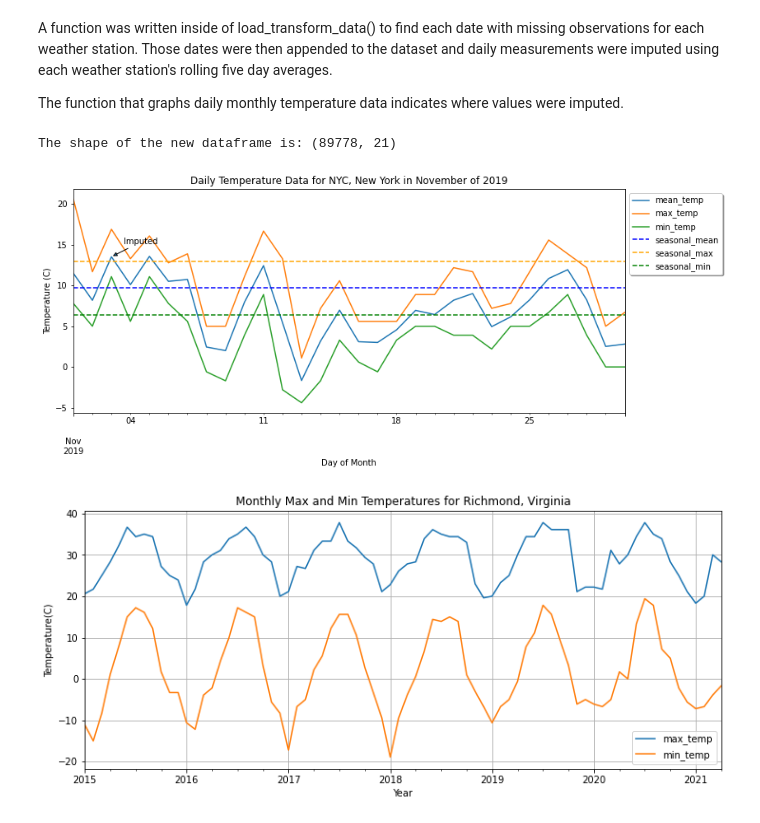
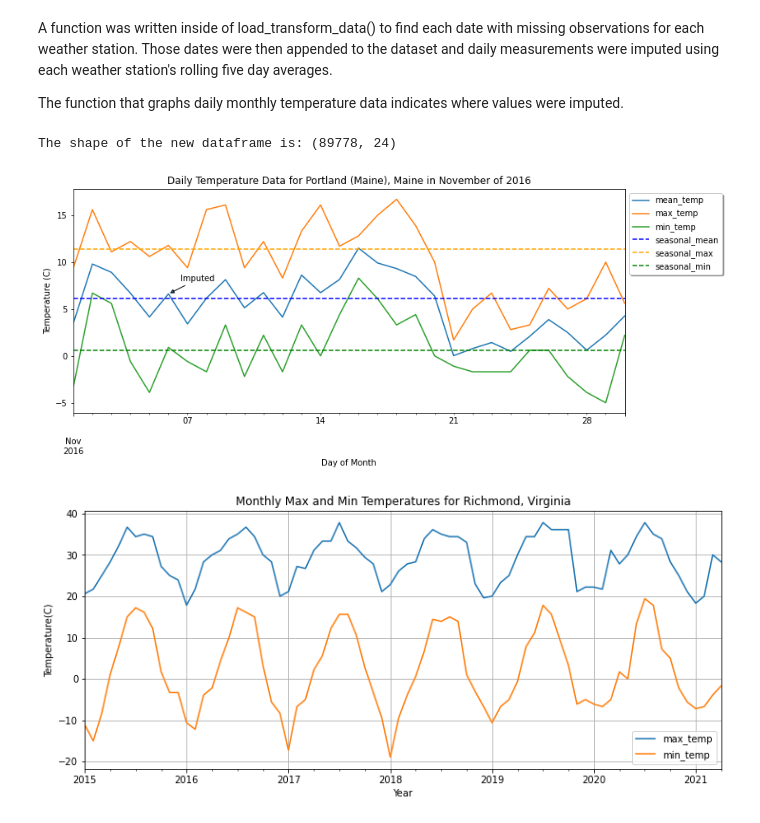
Before and after one commit to yaobviously/perkins_temp, a Jupyter notebook: perkins.ipynb, the cells around one changed output. Cells and saved outputs as stored; diff of their text form; code cells hidden in the pictures.

```diff
--- a/perkins.ipynb
+++ b/perkins.ipynb
@@ -142,9 +142,14 @@ def load_transform_data():
   df['monthly_min_average'] = df.groupby([df.index.get_level_values(1), 'month'])['min_temp'].transform(lambda x: x.shift().expanding().mean().fillna(method='bfill'))
 
   # computing the *specific* monthly average, high, and low as it rolls in
-  df['this_month_average'] = df.groupby([df.index.get_level_values(1), 'year', 'month'])['mean_temp'].transform(lambda x: x.shift().expanding().mean().fillna(method='bfill'))
-  df['this_month_high'] = df.groupby([df.index.get_level_values(1), 'year', 'month'])['max_temp'].transform(lambda x: x.shift().expanding().max().fillna(method='bfill'))
-  df['this_month_low'] = df.groupby([df.index.get_level_values(1), 'year', 'month'])['mean_temp'].transform(lambda x: x.shift().expanding().min().fillna(method='bfill'))
+  df['this_month_avg_todate'] = df.groupby([df.index.get_level_values(1), 'year', 'month'])['mean_temp'].transform(lambda x: x.shift().expanding().mean().fillna(method='bfill'))
+  df['this_month_high_todate'] = df.groupby([df.index.get_level_values(1), 'year', 'month'])['max_temp'].transform(lambda x: x.shift().expanding().max().fillna(method='bfill'))
+  df['this_month_low_todate'] = df.groupby([df.index.get_level_values(1), 'year', 'month'])['mean_temp'].transform(lambda x: x.shift().expanding().min().fillna(method='bfill'))
+
+  # computing specific monthly avg, high, and low - not as it rolls in, but as it would be computed retrospectively
+  df['this_month_average'] = df.groupby([df.index.get_level_values(1), 'year', 'month'])['mean_temp'].transform(lambda x: x.mean())
+  df['this_month_high'] = df.groupby([df.index.get_level_values(1), 'year', 'month'])['max_temp'].transform(lambda x: x.max())
+  df['this_month_low'] = df.groupby([df.index.get_level_values(1), 'year', 'month'])['mean_temp'].transform(lambda x: x.min())
 
   # rounding and altering columns for future user-friendliness (words for months)
   df['city_full'] = [", ".join(x) for x in zip(df['city'], df['state'])]
@@ -164,7 +169,7 @@ df = load_transform_data()
 
 print("The shape of the new dataframe is:", df.shape)
 # %% [output]
-The shape of the new dataframe is: (89778, 21)
+The shape of the new dataframe is: (89778, 24)
 # %%
 def monthly_average(city='Richmond, Virginia', month='April', year=2015):
   """
@@ -213,9 +218,9 @@ def monthly_average(city='Richmond, Virginia', month='April', year=2015):
 
   plt.show()
 # %%
-monthly_average(city="NYC, New York", month="November", year=2019)
+monthly_average(city="Portland (Maine), Maine", month="November", year=2016)
 # %% [output]
-[figure, old version]
+[figure, new version]
 # %%
 def get_monthly_data(city='Richmond, Virginia'):
   """
```
